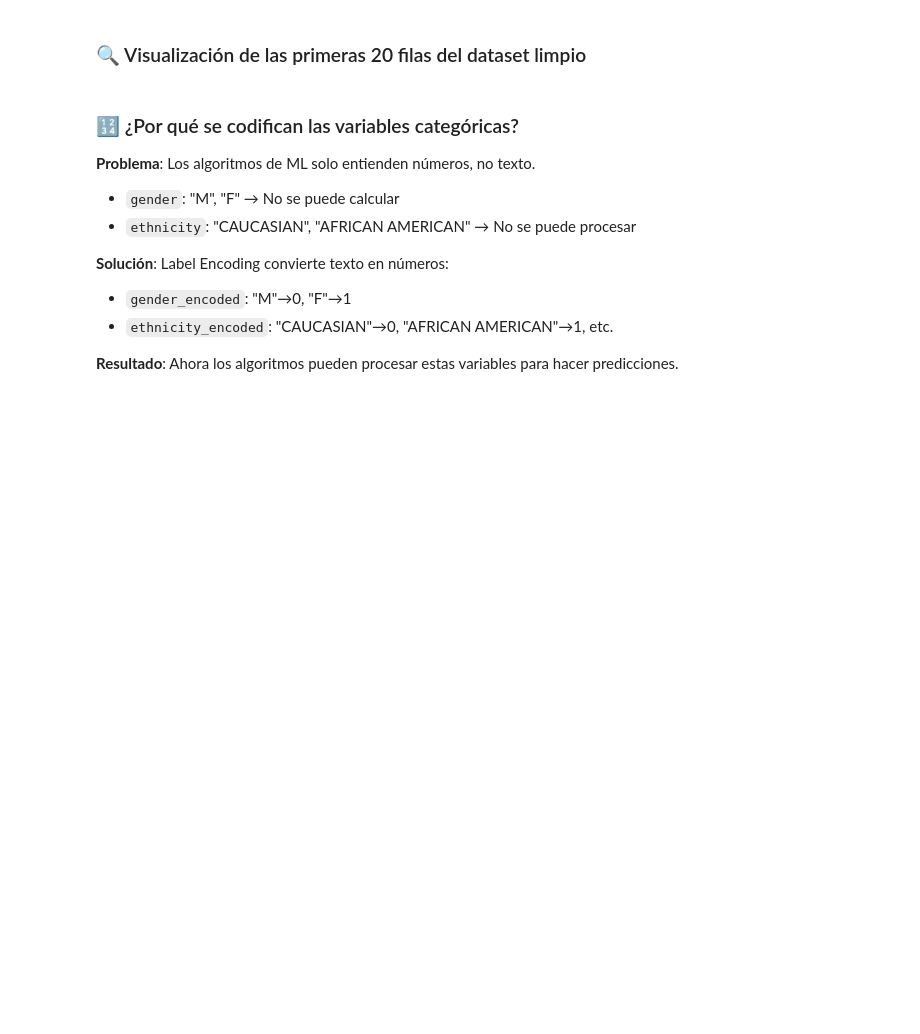
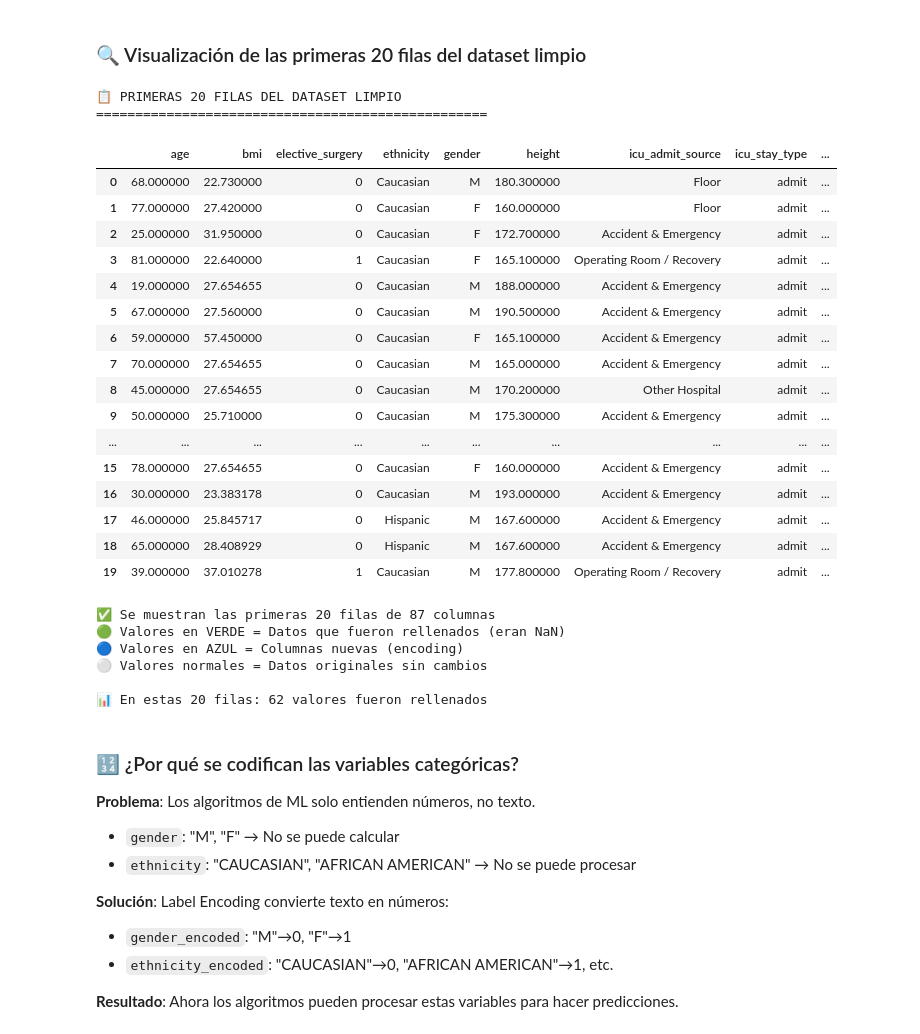
Before and after one commit to PedroCarreno/-medical-ml-predictor, a Jupyter notebook: notebooks/presentacion_limpieza_dataset.ipynb, the cells around one changed output. Cells and saved outputs as stored; diff of their text form; code cells hidden in the pictures; blank space fills up the shorter version.

```diff
--- a/notebooks/presentacion_limpieza_dataset.ipynb
+++ b/notebooks/presentacion_limpieza_dataset.ipynb
@@ -831,6 +638,81 @@ else:
    • Variables categóricas: 7
 # %% [markdown]
 ### 🔍 Visualización de las primeras 20 filas del dataset limpio
+# %%
+print("📋 PRIMERAS 20 FILAS DEL DATASET LIMPIO")
+print("=" * 50)
+
+if df_clean is not None:
+    # Tomar las primeras 20 filas
+    df_clean_display = df_clean.head(20).copy()
+    df_orig_for_compare = df_original.head(20).copy()
+
+    def highlight_filled_values(row):
+        """Highlight values that were NaN in original but filled in cleaned"""
+        styles = []
+        for idx, col in enumerate(df_clean_display.columns):
+            if col in df_orig_for_compare.columns:
+                # Obtener valor original
+                orig_val = df_orig_for_compare.loc[row.name, col]
+                current_val = row.iloc[idx]
+
+                # Si era NaN en original pero ahora tiene valor = fue rellenado
+                if pd.isna(orig_val) and pd.notna(current_val):
+                    styles.append('background-color: #ccffcc; color: #006600; font-weight: bold')
+                else:
+                    styles.append('')
+            else:
+                # Columna nueva (encoded) - resaltar en azul claro
+                styles.append('background-color: #cce5ff; color: #004085; font-weight: bold')
+        return styles
+
+    # Aplicar estilo
+    df_clean_styled = df_clean_display.style.apply(highlight_filled_values, axis=1)
+    display(df_clean_styled)
+
+    print(f"\n✅ Se muestran las primeras 20 filas de {df_clean.shape[1]} columnas")
+    print("🟢 Valores en VERDE = Datos que fueron rellenados (eran NaN)")
+    print("🔵 Valores en AZUL = Columnas nuevas (encoding)")
+    print("⚪ Valores normales = Datos originales sin cambios")
+
+    # Estadísticas de relleno en estas 20 filas
+    total_filled = 0
+    for idx in df_clean_display.index:
+        for col in df_clean_display.columns:
+            if col in df_orig_for_compare.columns:
+                if pd.isna(df_orig_for_compare.loc[idx, col]) and pd.notna(df_clean_display.loc[idx, col]):
+                    total_filled += 1
+
+    print(f"\n📊 En estas 20 filas: {total_filled} valores fueron rellenados")
+
+else:
+    print("❌ Dataset limpio no disponible. Ejecuta primero el script de limpieza.")
+# %% [output]
+📋 PRIMERAS 20 FILAS DEL DATASET LIMPIO
+==================================================
+|  | age | bmi | elective_surgery | ethnicity | gender | height | icu_admit_source | icu_stay_type | ... |
+| 0 | 68.000000 | 22.730000 | 0 | Caucasian | M | 180.300000 | Floor | admit | ... |
+| 1 | 77.000000 | 27.420000 | 0 | Caucasian | F | 160.000000 | Floor | admit | ... |
+| 2 | 25.000000 | 31.950000 | 0 | Caucasian | F | 172.700000 | Accident & Emergency | admit | ... |
+| 3 | 81.000000 | 22.640000 | 1 | Caucasian | F | 165.100000 | Operating Room / Recovery | admit | ... |
+| 4 | 19.000000 | 27.654655 | 0 | Caucasian | M | 188.000000 | Accident & Emergency | admit | ... |
+| 5 | 67.000000 | 27.560000 | 0 | Caucasian | M | 190.500000 | Accident & Emergency | admit | ... |
+| 6 | 59.000000 | 57.450000 | 0 | Caucasian | F | 165.100000 | Accident & Emergency | admit | ... |
+| 7 | 70.000000 | 27.654655 | 0 | Caucasian | M | 165.000000 | Accident & Emergency | admit | ... |
+| 8 | 45.000000 | 27.654655 | 0 | Caucasian | M | 170.200000 | Other Hospital | admit | ... |
+| 9 | 50.000000 | 25.710000 | 0 | Caucasian | M | 175.300000 | Accident & Emergency | admit | ... |
+| ... | ... | ... | ... | ... | ... | ... | ... | ... | ... |
+| 15 | 78.000000 | 27.654655 | 0 | Caucasian | F | 160.000000 | Accident & Emergency | admit | ... |
+| 16 | 30.000000 | 23.383178 | 0 | Caucasian | M | 193.000000 | Accident & Emergency | admit | ... |
+| 17 | 46.000000 | 25.845717 | 0 | Hispanic | M | 167.600000 | Accident & Emergency | admit | ... |
+| 18 | 65.000000 | 28.408929 | 0 | Hispanic | M | 167.600000 | Accident & Emergency | admit | ... |
+| 19 | 39.000000 | 37.010278 | 1 | Caucasian | M | 177.800000 | Operating Room / Recovery | admit | ... |
+✅ Se muestran las primeras 20 filas de 87 columnas
+🟢 Valores en VERDE = Datos que fueron rellenados (eran NaN)
+🔵 Valores en AZUL = Columnas nuevas (encoding)
+⚪ Valores normales = Datos originales sin cambios
+
+📊 En estas 20 filas: 62 valores fueron rellenados
 # %% [markdown]
 ### 🔢 ¿Por qué se codifican las variables categóricas?
 
```
Also changed, not shown: parts of 13 cells of this notebook, 55 other files.
